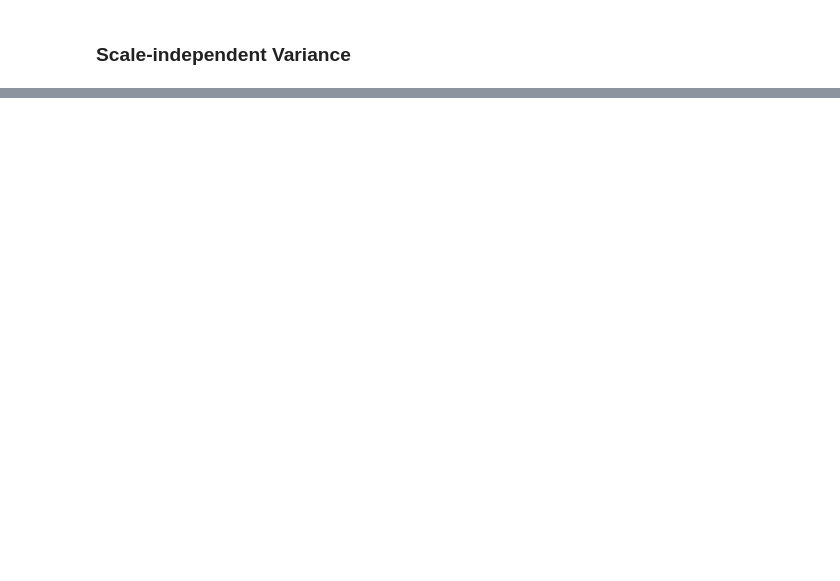
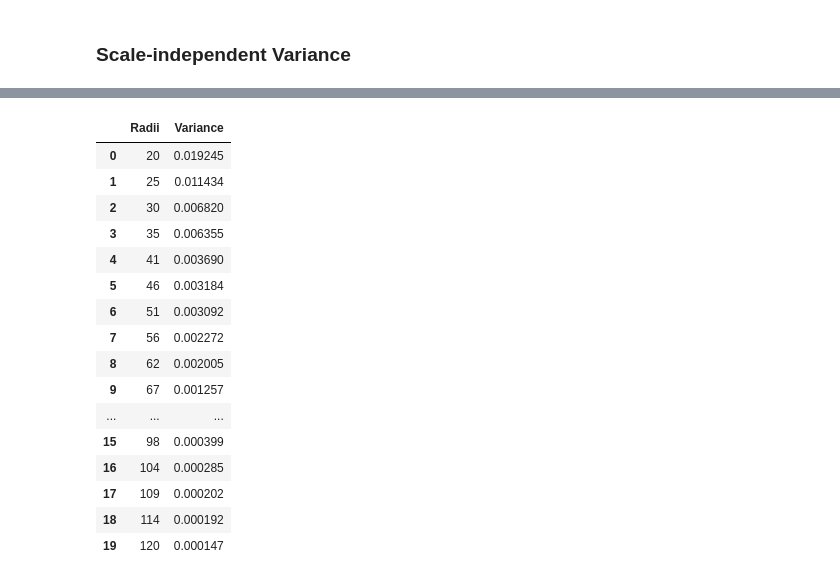
Before and after one commit to thoth291/porescale_quantification_workshop, a Jupyter notebook: tutorial/1B_Heterogeneity_Ali.ipynb, the cells around one changed output, grey strips where cells are left out. Cells and saved outputs as stored; diff of their text form; code cells hidden in the pictures; blank space fills up the shorter version.

```diff
--- a/tutorial/1B_Heterogeneity_Ali.ipynb
+++ b/tutorial/1B_Heterogeneity_Ali.ipynb
@@ -73,0 +67,21 @@ vf1.plot(label='Castlegate SS. '+rock_type(vf1.variance), x_label='Radius index'
+# %%
+# result for 1 sample
+res[k].result()
+# %% [output]
+|  | Radii | Variance |
+| 0 | 20 | 0.019245 |
+| 1 | 25 | 0.011434 |
+| 2 | 30 | 0.006820 |
+| 3 | 35 | 0.006355 |
+| 4 | 41 | 0.003690 |
+| 5 | 46 | 0.003184 |
+| 6 | 51 | 0.003092 |
+| 7 | 56 | 0.002272 |
+| 8 | 62 | 0.002005 |
+| 9 | 67 | 0.001257 |
+| ... | ... | ... |
+| 15 | 98 | 0.000399 |
+| 16 | 104 | 0.000285 |
+| 17 | 109 | 0.000202 |
+| 18 | 114 | 0.000192 |
+| 19 | 120 | 0.000147 |
```
Also changed, not shown: parts of 17 cells of this notebook.
